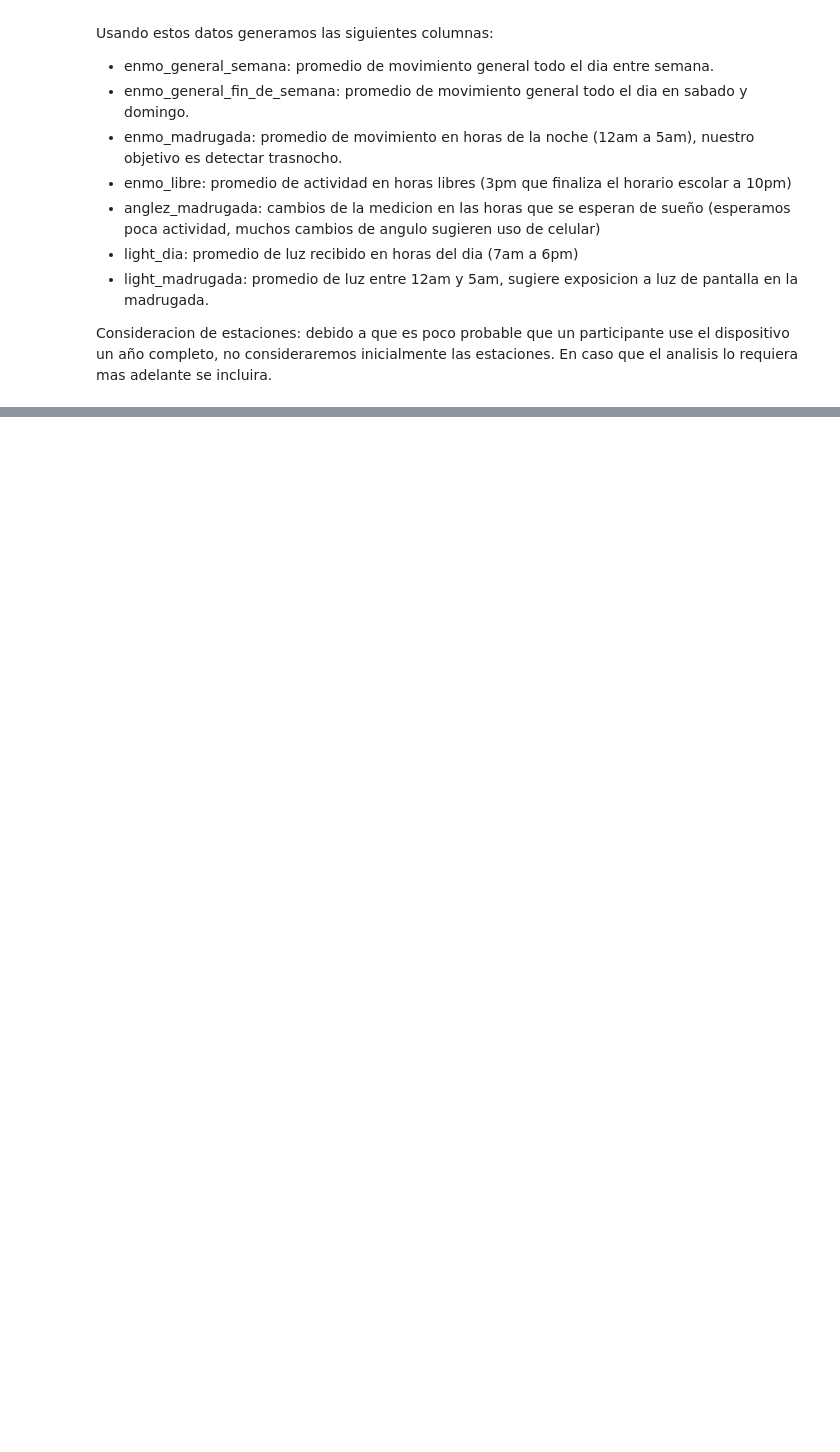
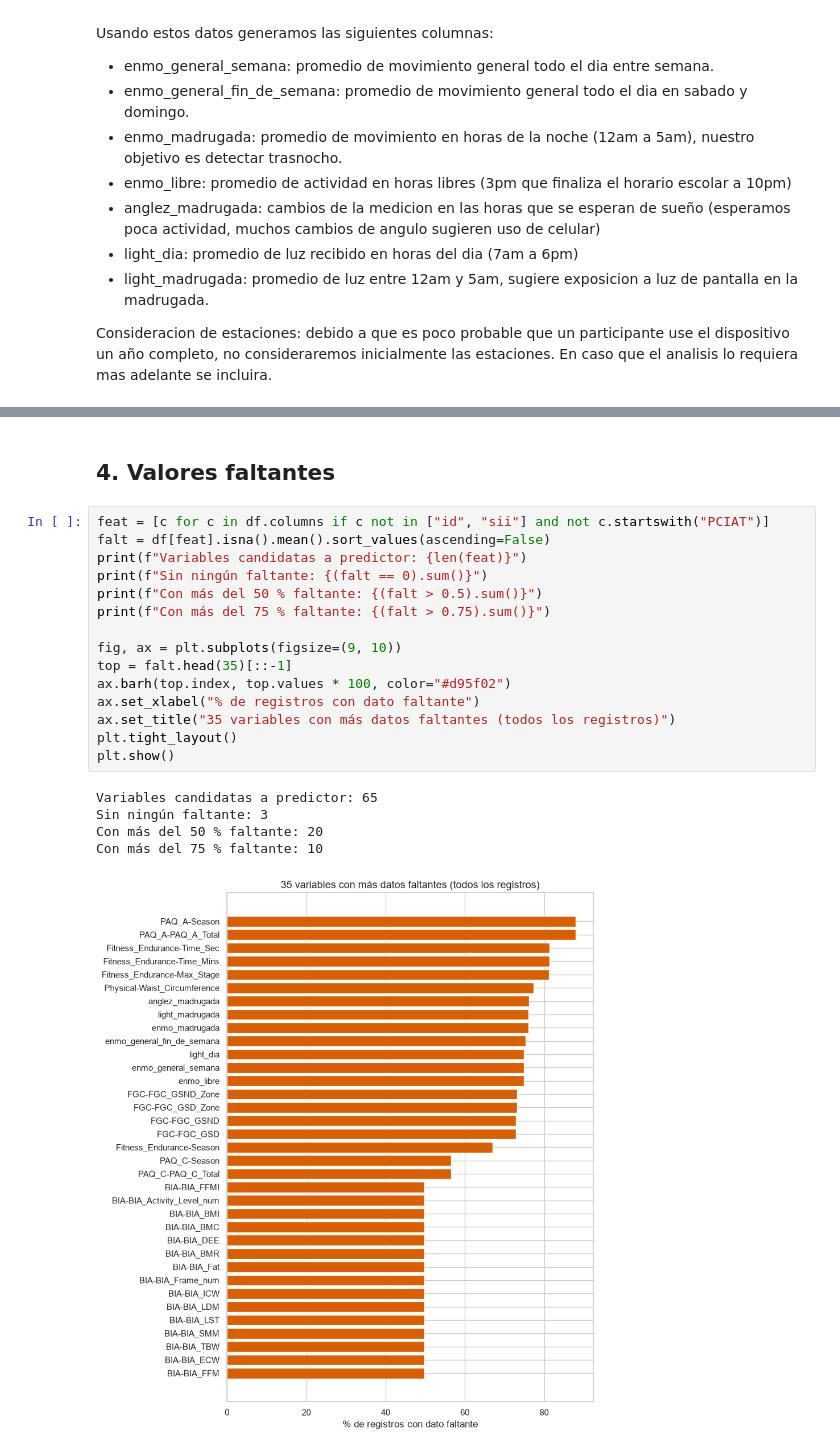
Before and after one commit to joseflorezleon/uso_problematico_internet_menores_edad, a Jupyter notebook: Entrega 2/EDA.ipynb, the cells around one changed output, grey strips where cells are left out. Saved outputs shown, nothing was run; the diff lists cells and outputs as text; blank space fills up the shorter version.

```diff
--- a/Entrega 2/EDA.ipynb
+++ b/Entrega 2/EDA.ipynb
@@ -52,0 +204,23 @@ Consideracion de estaciones: debido a que es poco probable que un participante u
+# %% [markdown]
+## 4. Valores faltantes
+# %%
+feat = [c for c in df.columns if c not in ["id", "sii"] and not c.startswith("PCIAT")]
+falt = df[feat].isna().mean().sort_values(ascending=False)
+print(f"Variables candidatas a predictor: {len(feat)}")
+print(f"Sin ningún faltante: {(falt == 0).sum()}")
+print(f"Con más del 50 % faltante: {(falt > 0.5).sum()}")
+print(f"Con más del 75 % faltante: {(falt > 0.75).sum()}")
+
+fig, ax = plt.subplots(figsize=(9, 10))
+top = falt.head(35)[::-1]
+ax.barh(top.index, top.values * 100, color="#d95f02")
+ax.set_xlabel("% de registros con dato faltante")
+ax.set_title("35 variables con más datos faltantes (todos los registros)")
+plt.tight_layout()
+plt.show()
+# %% [output]
+Variables candidatas a predictor: 65
+Sin ningún faltante: 3
+Con más del 50 % faltante: 20
+Con más del 75 % faltante: 10
+[figure, added]
```
Also changed, not shown: parts of 33 cells of this notebook.
